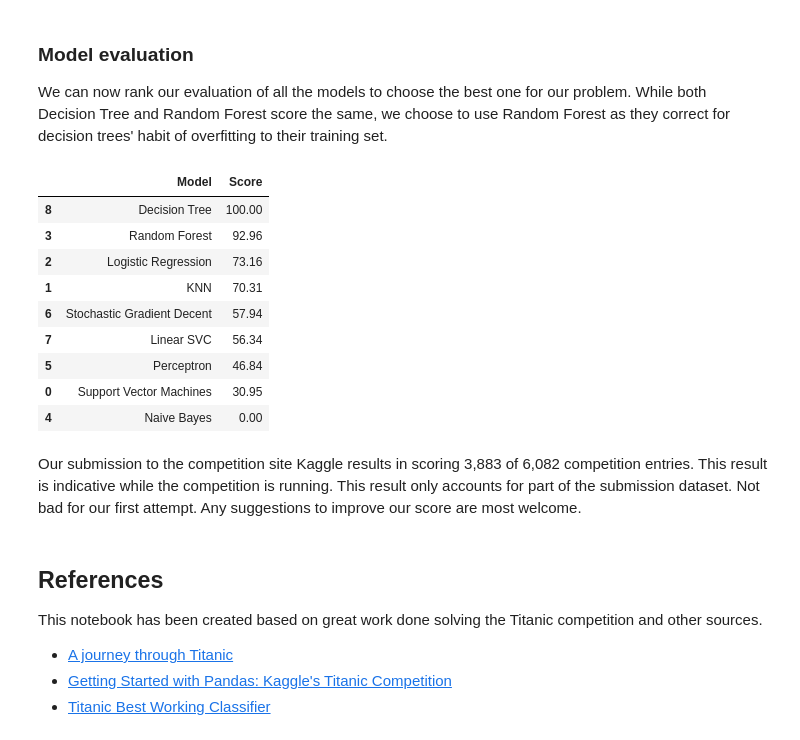
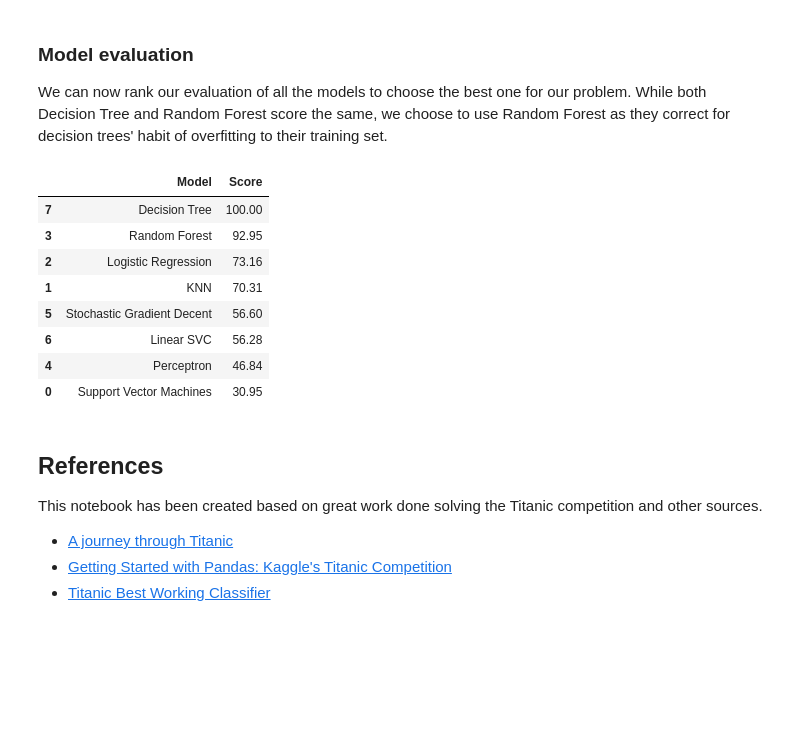
Before and after one commit to dani2442/modelos_estadisticos, a Jupyter notebook: regression_cheddar.ipynb, the cells around one changed output. Cells and saved outputs as stored; diff of their text form; code cells hidden in the pictures; blank space fills up the shorter version.

```diff
--- a/regression_cheddar.ipynb
+++ b/regression_cheddar.ipynb
@@ -361,21 +323,20 @@ We can now rank our evaluation of all the models to choose the best one for our
 # %%
 models = pd.DataFrame({
     'Model': ['Support Vector Machines', 'KNN', 'Logistic Regression',
-              'Random Forest', 'Naive Bayes', 'Perceptron',
+              'Random Forest', 'Perceptron',
               'Stochastic Gradient Decent', 'Linear SVC',
               'Decision Tree'],
     'Score': [acc_svc, acc_knn, acc_log,
-              acc_random_forest, acc_gaussian, acc_perceptron,
+              acc_random_forest, acc_perceptron,
               acc_sgd, acc_linear_svc, acc_decision_tree]})
 models.sort_values(by='Score', ascending=False)
 # %% [output]
 |  | Model | Score |
-| 8 | Decision Tree | 100.00 |
-| 3 | Random Forest | 92.96 |
+| 7 | Decision Tree | 100.00 |
+| 3 | Random Forest | 92.95 |
 | 2 | Logistic Regression | 73.16 |
 | 1 | KNN | 70.31 |
-| 6 | Stochastic Gradient Decent | 57.94 |
-| 7 | Linear SVC | 56.34 |
-| 5 | Perceptron | 46.84 |
+| 5 | Stochastic Gradient Decent | 56.60 |
+| 6 | Linear SVC | 56.28 |
+| 4 | Perceptron | 46.84 |
 | 0 | Support Vector Machines | 30.95 |
-| 4 | Naive Bayes | 0.00 |
@@ -388,5 +343,3 @@ submission = pd.DataFrame({
-# %% [markdown]
-Our submission to the competition site Kaggle results in scoring 3,883 of 6,082 competition entries. This result is indicative while the competition is running. This result only accounts for part of the submission dataset. Not bad for our first attempt. Any suggestions to improve our score are most welcome.
 # %% [markdown]
 ## References
 
```
Also changed, not shown: parts of 24 cells of this notebook, 1 other file.
